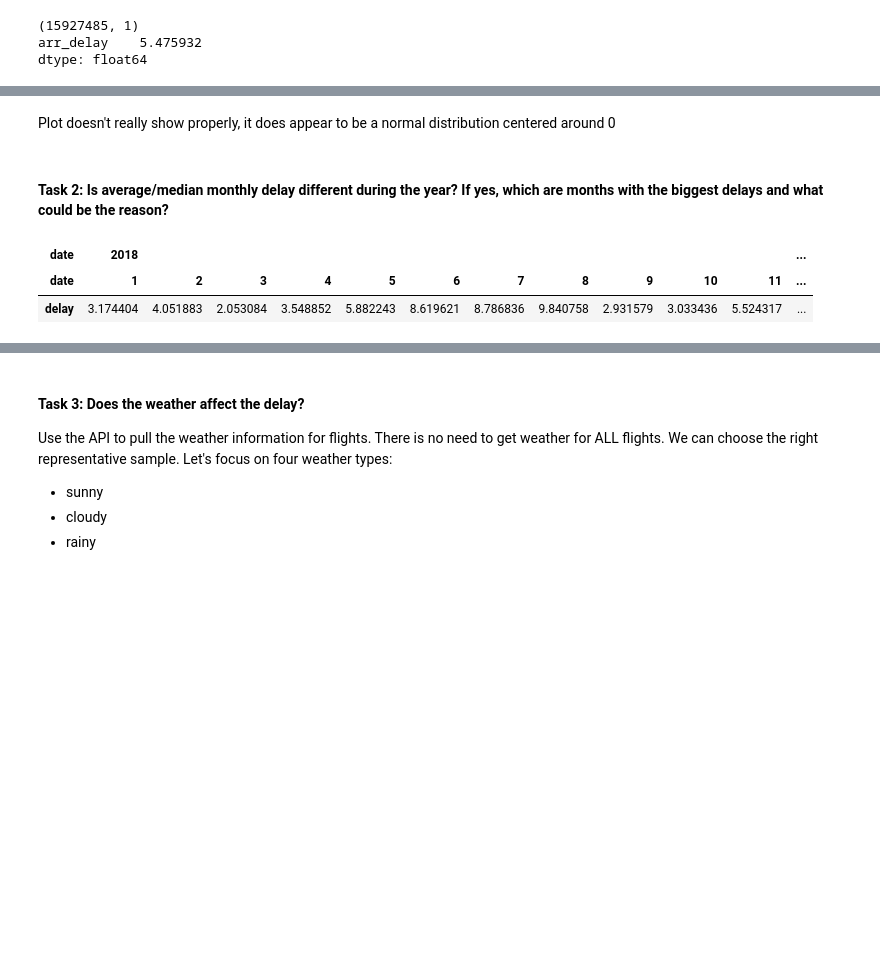
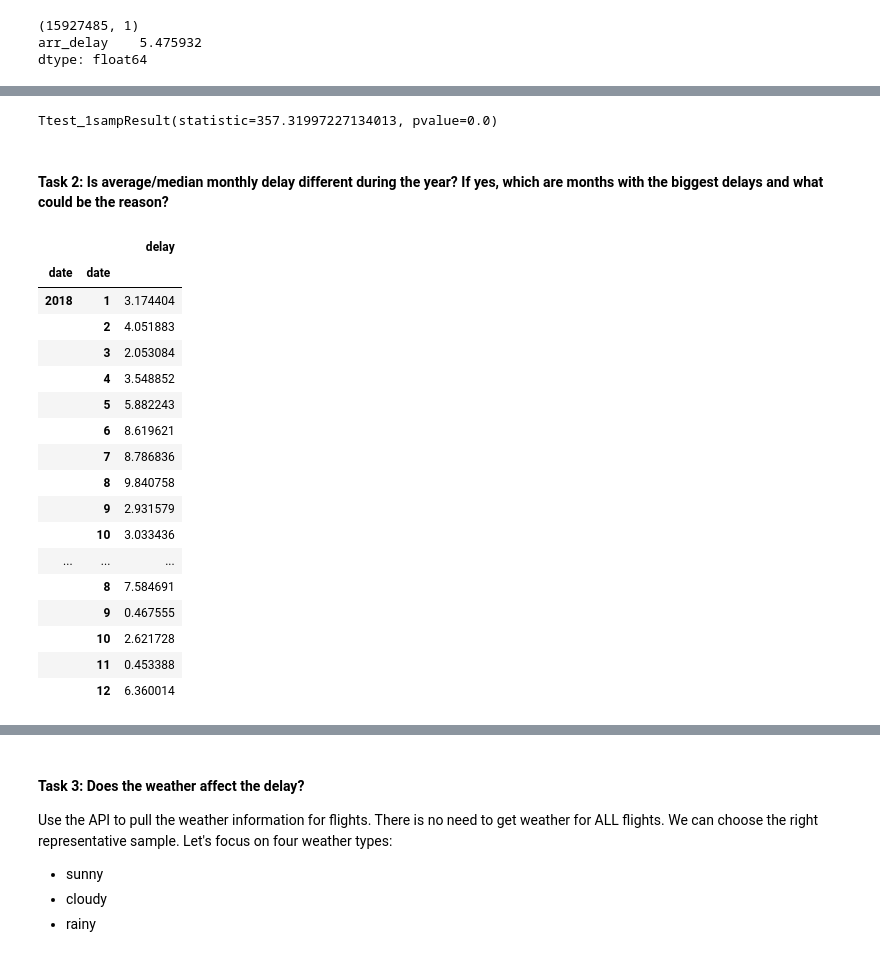
Before and after one commit to albina-m/LHL-Midterm-Flights, a Jupyter notebook: exploratory_analysis.ipynb, the cells around one changed output, grey strips where cells are left out. Cells and saved outputs as stored; diff of their text form; code cells hidden in the pictures; blank space fills up the shorter version.

```diff
--- a/exploratory_analysis.ipynb
+++ b/exploratory_analysis.ipynb
@@ -8,14 +8,11 @@ We shouldn't limit our EDA to these 10 questions. Let's be creative :).
 # %%
 import psycopg2
 import pandas as pd
+import numpy as np
 from scipy import stats
 import seaborn as sns
+import plotly.graph_objs as go
 import matplotlib.pyplot as plt
-import scipy
-pd.set_option('display.max_columns', None)  #set pandas to display all columns
-
-%matplotlib inline
-
 conn = psycopg2.connect(database='mid_term_project',user='lhl_student',password='lhl_student', host='mid-term-project.ca2jkepgjpne.us-east-2.rds.amazonaws.com', port='5432')
 
 print('Connection opened successfully')
@@ -80,5 +77,7 @@ sns.histplot(data=delays_nooutliers, x='arr_delay')
-# %% [markdown]
-Plot doesn't really show properly, it does appear to be a normal distribution centered around 0
+# %%
+stats.ttest_1samp(delays_nooutliers['arr_delay'], 0)
+# %% [output]
+Ttest_1sampResult(statistic=357.31997227134013, pvalue=0.0)
 # %% [markdown]
 #### **Task 2**: Is average/median monthly delay different during the year? If yes, which are months with the biggest delays and what could be the reason?
 # %%
@@ -91,9 +90,24 @@ delays = delays.set_index('date')
 median_delays_by_month = delays.groupby([(delays.index.year),(delays.index.month)]).median()
 mean_delays_by_month = delays.groupby([(delays.index.year),(delays.index.month)]).mean()
 # %%
-mean_delays_by_month.T
+mean_delays_by_month
 # %% [output]
-| date | 2018 |  |  |  |  |  |  |  |  |  |  | ... |
-| date | 1 | 2 | 3 | 4 | 5 | 6 | 7 | 8 | 9 | 10 | 11 | ... |
-| delay | 3.174404 | 4.051883 | 2.053084 | 3.548852 | 5.882243 | 8.619621 | 8.786836 | 9.840758 | 2.931579 | 3.033436 | 5.524317 | ... |
+|  |  | delay |
+| date | date |  |
+| 2018 | 1 | 3.174404 |
+|  | 2 | 4.051883 |
+|  | 3 | 2.053084 |
+|  | 4 | 3.548852 |
+|  | 5 | 5.882243 |
+|  | 6 | 8.619621 |
+|  | 7 | 8.786836 |
+|  | 8 | 9.840758 |
+|  | 9 | 2.931579 |
+|  | 10 | 3.033436 |
+| ... | ... | ... |
+|  | 8 | 7.584691 |
+|  | 9 | 0.467555 |
+|  | 10 | 2.621728 |
+|  | 11 | 0.453388 |
+|  | 12 | 6.360014 |
 # %%
```
Also changed, not shown: parts of 47 cells of this notebook.
